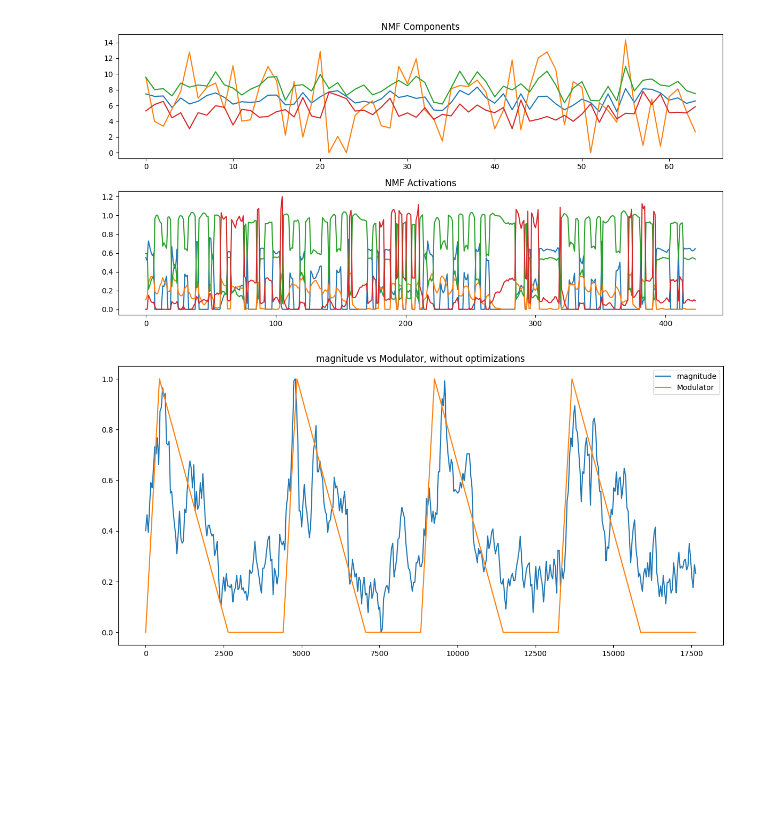
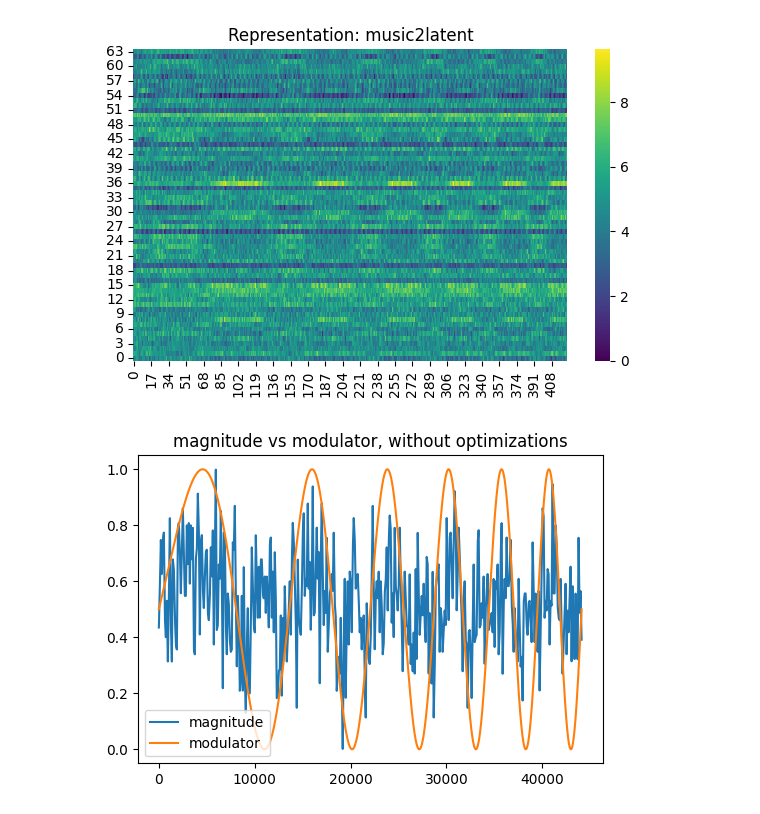
Before and after one commit to inspektral/sonic-trajectories, a Jupyter notebook: nmf-test.ipynb, the cells around one changed output. Saved outputs shown, nothing was run; the diff lists cells and outputs as text; code cells hidden in the pictures; blank space fills up the shorter version.

```diff
--- a/nmf-test.ipynb
+++ b/nmf-test.ipynb
@@ -57,57 +57,52 @@ available metrics:
 available representations:
 ['mfcc', 'cqt', 'spectrum', 'music2latent', 'dac']
 # %%
-TEST = "sines_noise"
+TEST = "fm_frequency"
 REPR = "music2latent"
 METRIC = "magnitude"
 # %%
 audio, modulator = tests[TEST]()
 length = int(len(modulator) / 10)
 
 def norm_stretch(arr, length):
     arr = utils.norm(arr)
     arr = utils.stretch_array(arr, length)
     return arr
 
 modulator = norm_stretch(modulator, length)
 repr = utils.calc_representation(audio, REPR)
 minimum = np.abs(np.min(repr))
 repr = repr + minimum
 
 # NMF
 import librosa
 
 components, activations = librosa.decompose.decompose(
     repr+minimum,
     n_components=4,
     sort=True,
     random_state=42
 )
 
 display(Audio(audio, rate=44100))
 
-plt.figure(figsize=(12, 6))
-plt.subplot(2, 1, 1)
-plt.plot(components)
-plt.title('NMF Components')
-plt.subplot(2, 1, 2)
-plt.plot(activations.T)
-plt.title('NMF Activations')
-plt.tight_layout()
-plt.show()
+utils.plot_heatmap(
+    repr,
+    title=f"Representation: {REPR}",
+    small=True
+)
 # %% [output]
 [interactive output not drawn]
-[figure, old version]
+[figure, new version]
 # %%
 metric = utils.calc_metric(repr, METRIC)
 metric = utils.norm_stretch(metric, length)
 
-plt.figure(figsize=(12, 6))
+plt.figure(figsize=(6,4))
 plt.plot(metric, label=METRIC)
-plt.plot(modulator, label='Modulator')
-plt.title(f'{METRIC} vs Modulator, without optimizations')
+plt.plot(modulator, label='modulator')
+plt.title(f'{METRIC} vs modulator, without optimizations')
 plt.legend()
-plt.tight_layout()
 plt.show()
 # %% [output]
-[figure, old version]
+[figure, new version]
```
Also changed, not shown: parts of 4 cells of this notebook, 5 other files.
